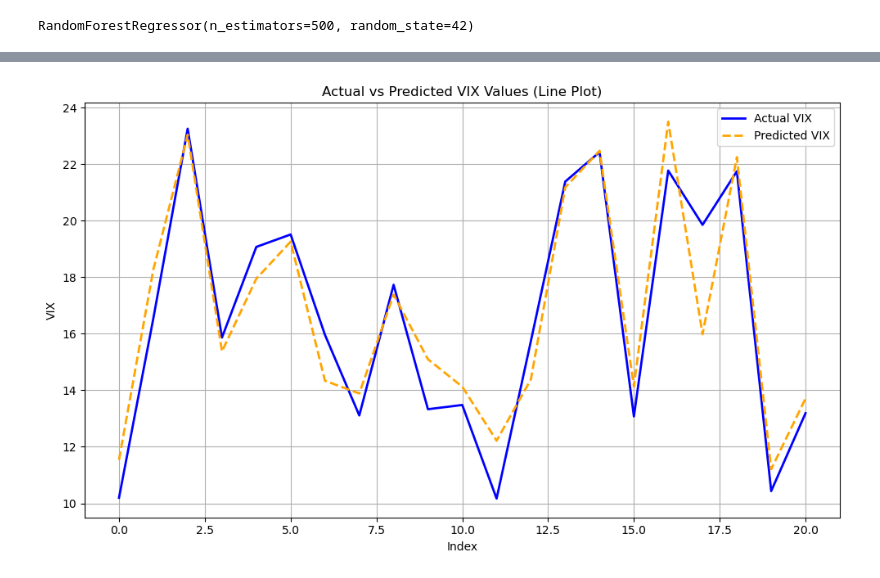
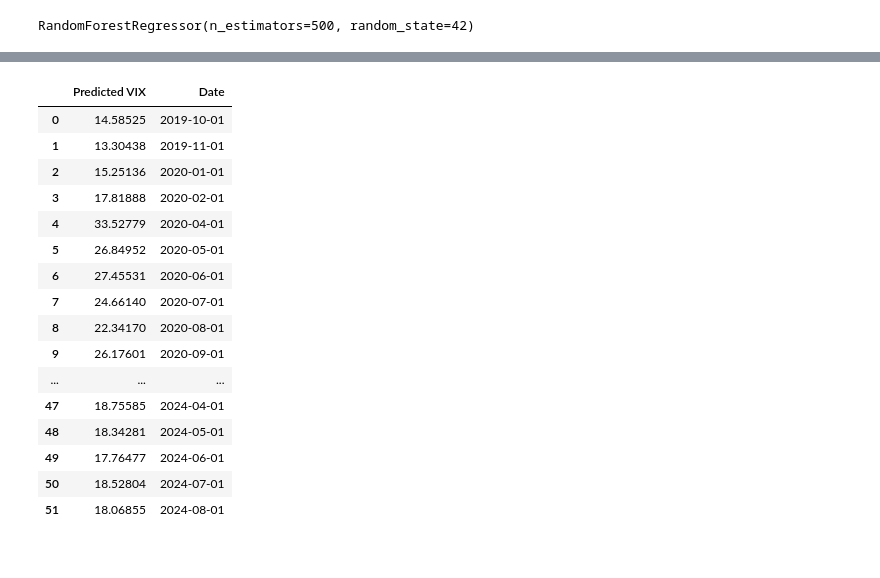
Before and after one commit to t-creech/VIX-Project, a Jupyter notebook: Random Forest Greedy.ipynb, the cells around one changed output, grey strips where cells are left out. Cells and saved outputs as stored; diff of their text form; code cells hidden in the pictures.

```diff
--- a/Random Forest Greedy.ipynb
+++ b/Random Forest Greedy.ipynb
@@ -221,13 +104,0 @@ plt.show()
-# %%
-plt.figure(figsize=(10, 6))
-plt.plot(range(len(y_test)), y_test, label='Actual VIX', color='blue', linewidth=2)
-plt.plot(range(len(y_test)), y_pred, label='Predicted VIX', color='orange', linestyle='dashed', linewidth=2)
-plt.xlabel('Index')
-plt.ylabel('VIX')
-plt.title('Actual vs Predicted VIX Values (Line Plot)')
-plt.legend()
-plt.grid(True)
-plt.tight_layout()
-plt.show()
-# %% [output]
-[figure, removed]
@@ -233,0 +112,20 @@ plt.show()
+# %%
+y_pred_df
+# %% [output]
+|  | Predicted VIX | Date |
+| 0 | 14.58525 | 2019-10-01 |
+| 1 | 13.30438 | 2019-11-01 |
+| 2 | 15.25136 | 2020-01-01 |
+| 3 | 17.81888 | 2020-02-01 |
+| 4 | 33.52779 | 2020-04-01 |
+| 5 | 26.84952 | 2020-05-01 |
+| 6 | 27.45531 | 2020-06-01 |
+| 7 | 24.66140 | 2020-07-01 |
+| 8 | 22.34170 | 2020-08-01 |
+| 9 | 26.17601 | 2020-09-01 |
+| ... | ... | ... |
+| 47 | 18.75585 | 2024-04-01 |
+| 48 | 18.34281 | 2024-05-01 |
+| 49 | 17.76477 | 2024-06-01 |
+| 50 | 18.52804 | 2024-07-01 |
+| 51 | 18.06855 | 2024-08-01 |
```
Also changed, not shown: parts of 21 cells of this notebook, 9 other files.
